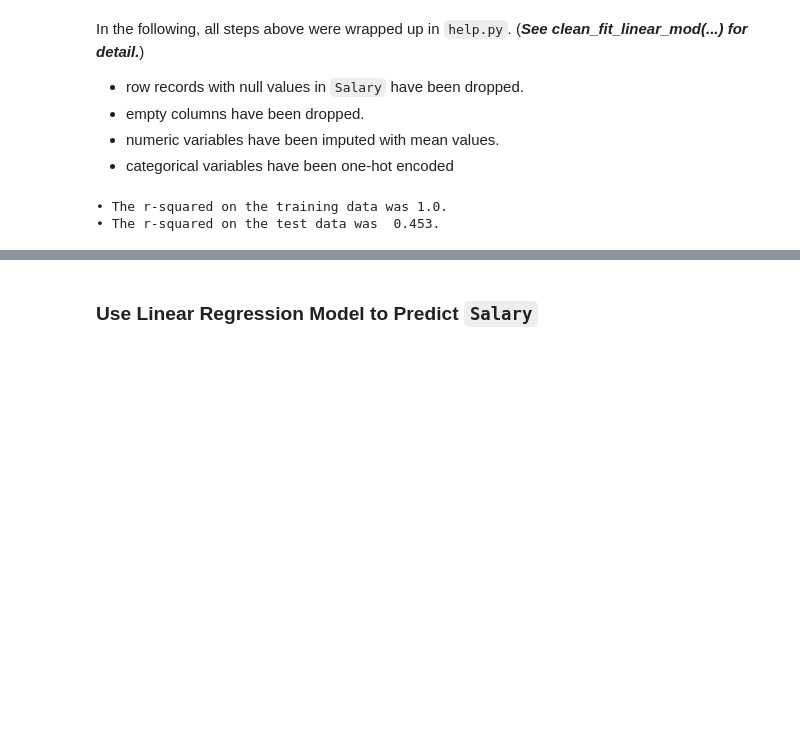
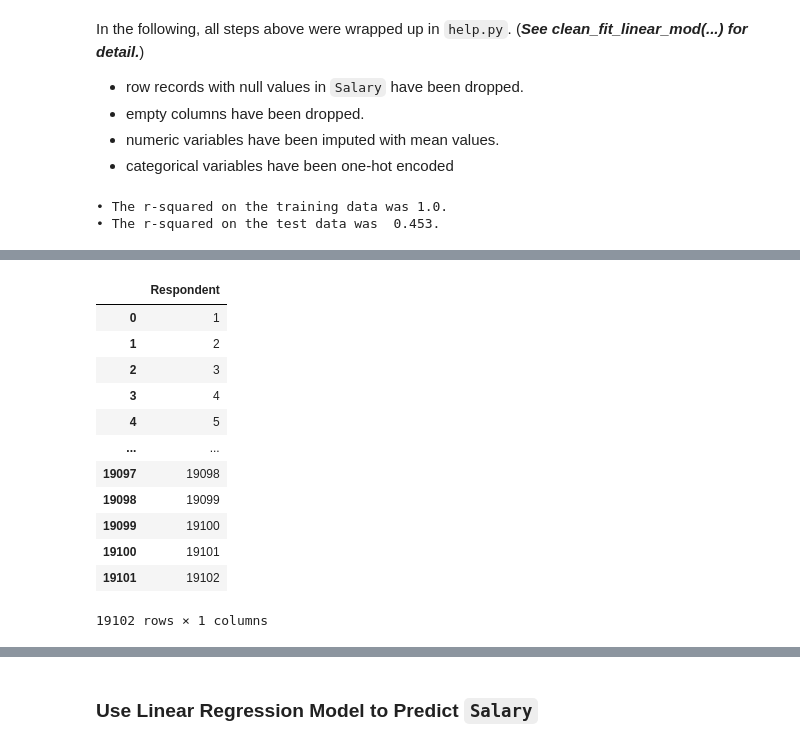
Before and after one commit to Alex-YuZ/SurveyDataAnalysis, a Jupyter notebook: SurveyDataAnalysis.ipynb, the cells around one changed output, grey strips where cells are left out. Saved outputs shown, nothing was run; the diff lists cells and outputs as text; code cells hidden in the pictures; blank space fills up the shorter version.

```diff
--- a/SurveyDataAnalysis.ipynb
+++ b/SurveyDataAnalysis.ipynb
@@ -1249,0 +1337,16 @@ The above result is highly likely due to **Over-fitting**!
+# %%
+df.select_dtypes('int64')
+# %% [output]
+|  | Respondent |
+| 0 | 1 |
+| 1 | 2 |
+| 2 | 3 |
+| 3 | 4 |
+| 4 | 5 |
+| ... | ... |
+| 19097 | 19098 |
+| 19098 | 19099 |
+| 19099 | 19100 |
+| 19100 | 19101 |
+| 19101 | 19102 |
+19102 rows × 1 columns
```
Also changed, not shown: parts of 15 cells of this notebook, 1 other file.
